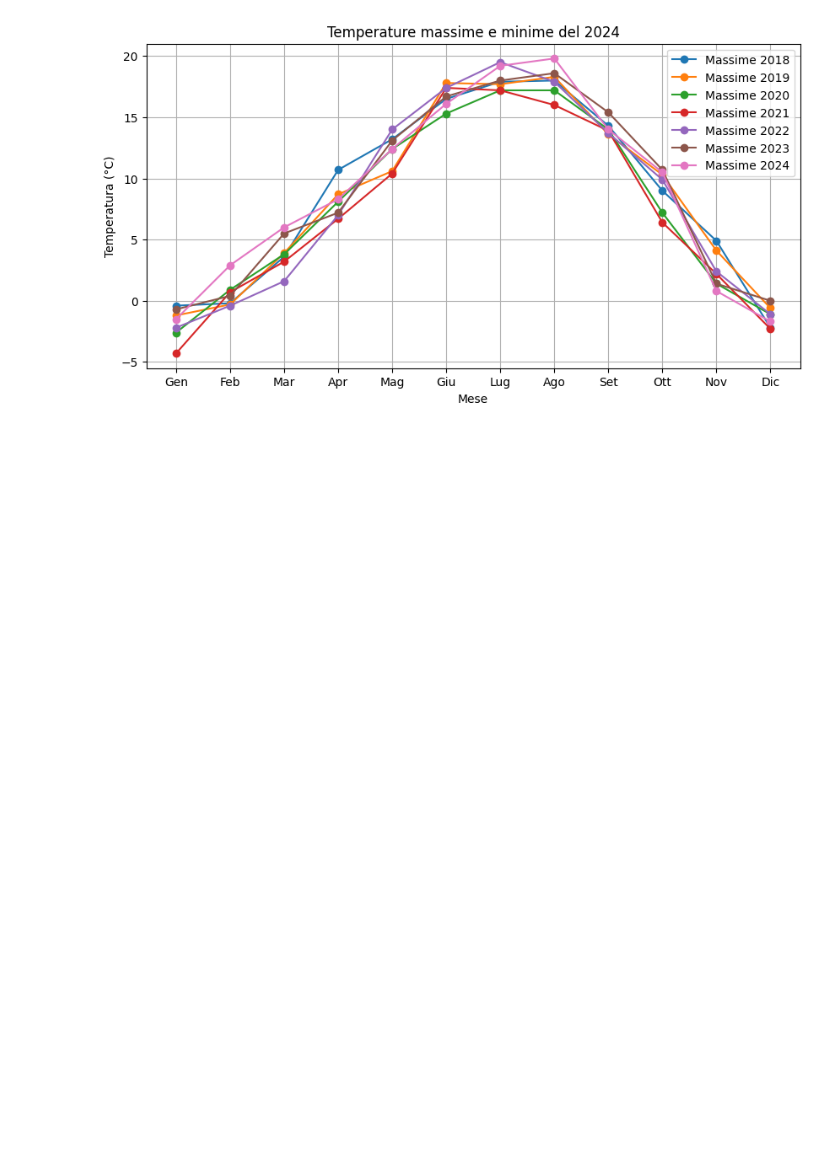
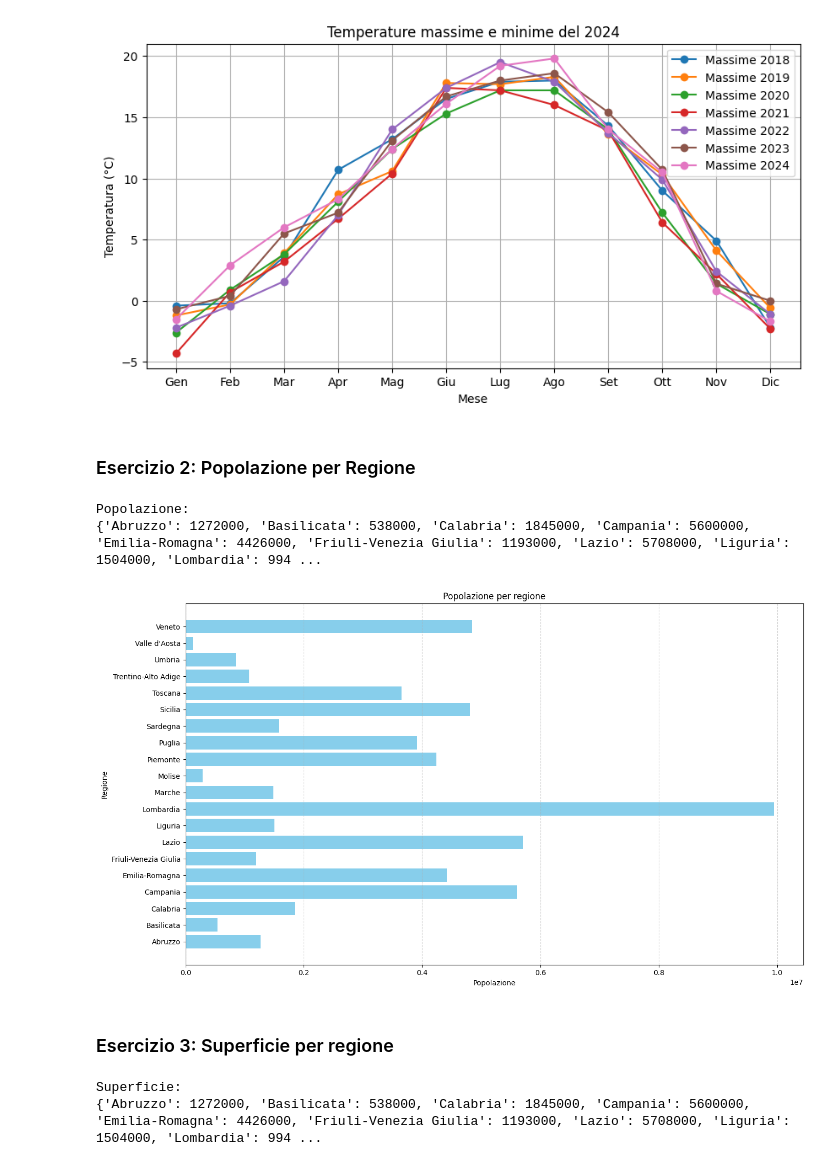
Before and after one commit to Nima-00/laboratorio_2, a Jupyter notebook: esercizi/ex_3/ex_3.ipynb, the cells around one changed output. Drawn from its saved outputs; the diff is of its cells as text; code cells hidden in the pictures; blank space fills up the shorter version.

```diff
--- a/esercizi/ex_3/ex_3.ipynb
+++ b/esercizi/ex_3/ex_3.ipynb
@@ -77,3 +77,48 @@ plt.grid()
 plt.show()
 # %% [output]
 [figure]
+# %% [markdown]
+### Esercizio 2: Popolazione per Regione
+# %%
+popolazione = {}
+with open("regioni.txt", "r") as f:
+    for i, line in enumerate(f):
+        if i == 0:
+            continue
+        line = line.strip()
+        terms = line.split(";")
+        popolazione[terms[0]] = int(terms[2])
+print("Popolazione:")
+print(popolazione)
+# %% [output]
+Popolazione:
+{'Abruzzo': 1272000, 'Basilicata': 538000, 'Calabria': 1845000, 'Campania': 5600000, 'Emilia-Romagna': 4426000, 'Friuli-Venezia Giulia': 1193000, 'Lazio': 5708000, 'Liguria': 1504000, 'Lombardia': 994 ...
+# %%
+plt.figure(figsize=(14, 8))
+plt.barh(popolazione.keys(), popolazione.values(), color="skyblue")
+plt.title("Popolazione per regione")
+plt.xlabel("Popolazione")
+plt.ylabel("Regione")
+plt.grid(axis="x", linestyle="--", alpha=0.5)
+# for i, v in enumerate(popolazione.values()):
+#     plt.text(v + 50000, i, f"{v:,}", va="center")
+plt.tight_layout()
+plt.show()
+# %% [output]
+[figure, added]
+# %% [markdown]
+### Esercizio 3: Superficie per regione
+# %%
+superficie = {}
+with open("regioni.txt", "r") as f:
+    for i, line in enumerate(f):
+        if i == 0:
+            continue
+        line = line.strip()
+        terms = line.split(";")
+        superficie[terms[0]] = int(terms[2])
+print("Superficie:")
+print(superficie)
+# %% [output]
+Superficie:
+{'Abruzzo': 1272000, 'Basilicata': 538000, 'Calabria': 1845000, 'Campania': 5600000, 'Emilia-Romagna': 4426000, 'Friuli-Venezia Giulia': 1193000, 'Lazio': 5708000, 'Liguria': 1504000, 'Lombardia': 994 ...
```
Also changed, not shown: parts of 9 cells of this notebook, 9 other files.
